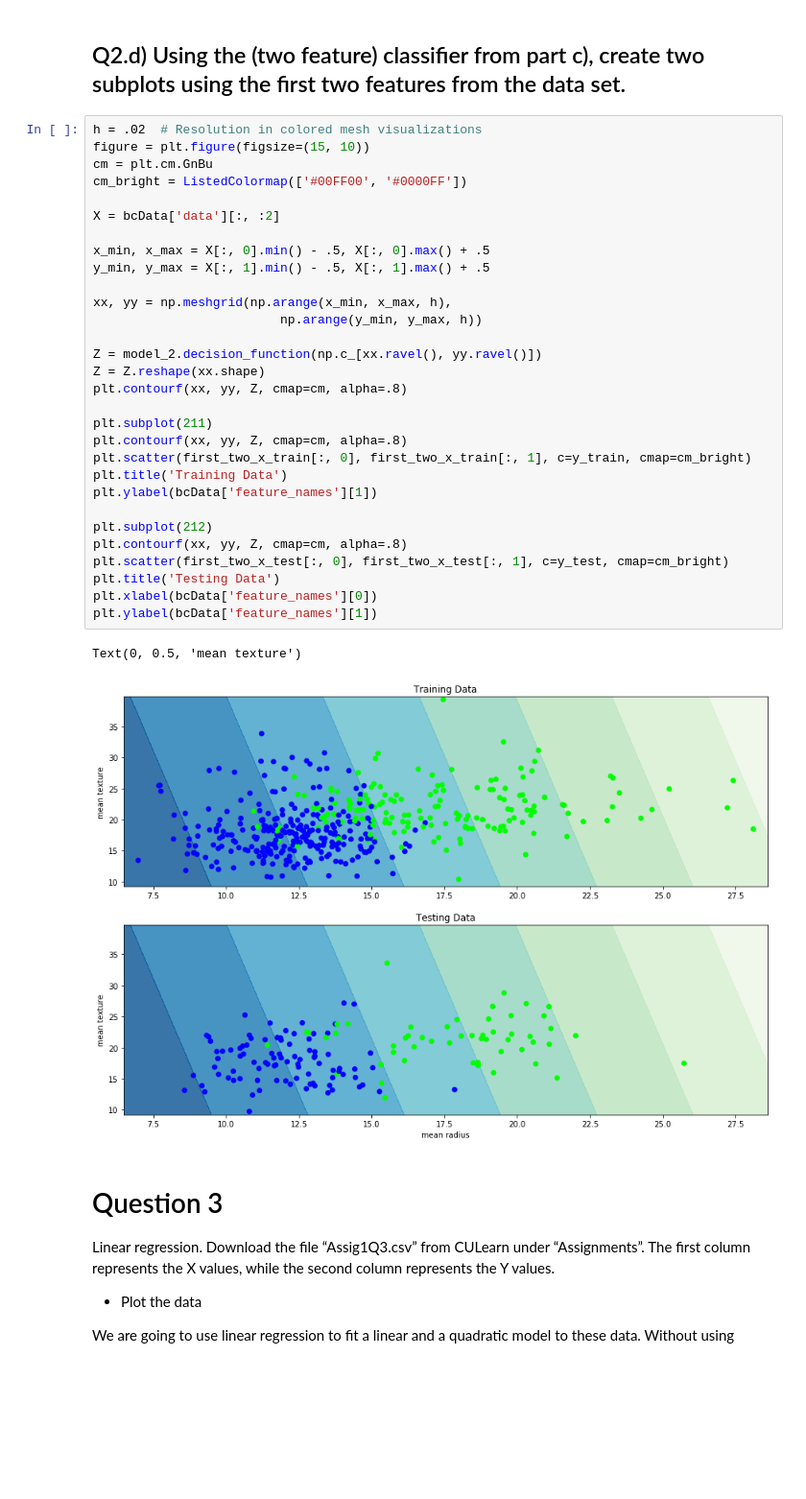
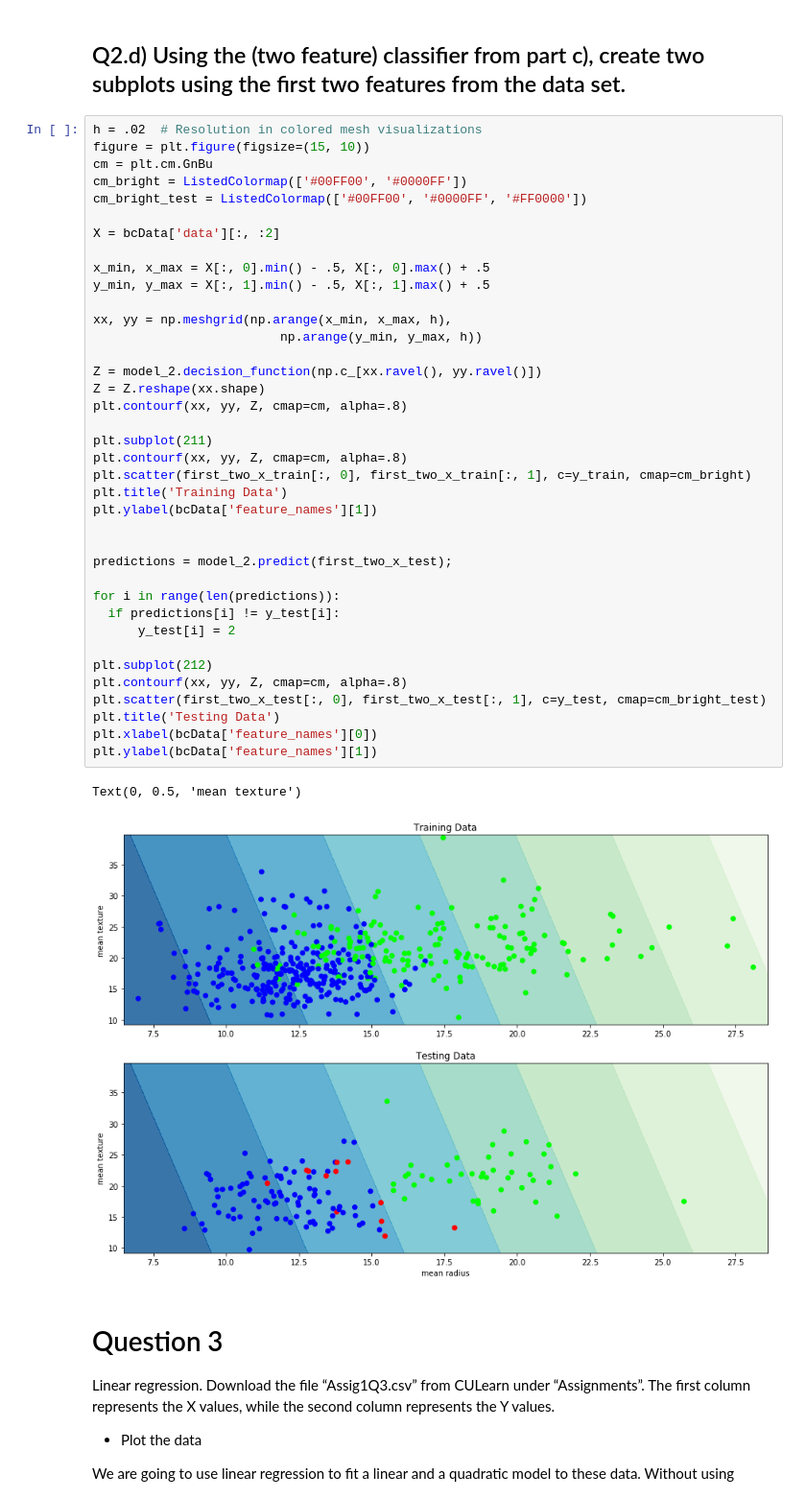
Before and after one commit to mRileyMacK/SYSC4906, a Jupyter notebook: SYSC4906_Assig1.ipynb, the cells around one changed output. Shown at 96% size. Cells and saved outputs as stored; diff of their text form; blank space fills up the shorter version.

```diff
--- a/SYSC4906_Assig1.ipynb
+++ b/SYSC4906_Assig1.ipynb
@@ -98,35 +98,43 @@ The classifier accuracy was impacted. Using only the first 2 vectors is less acc
 h = .02  # Resolution in colored mesh visualizations
 figure = plt.figure(figsize=(15, 10))
 cm = plt.cm.GnBu
 cm_bright = ListedColormap(['#00FF00', '#0000FF'])
+cm_bright_test = ListedColormap(['#00FF00', '#0000FF', '#FF0000'])
 
 X = bcData['data'][:, :2]
 
 x_min, x_max = X[:, 0].min() - .5, X[:, 0].max() + .5
 y_min, y_max = X[:, 1].min() - .5, X[:, 1].max() + .5
 
 xx, yy = np.meshgrid(np.arange(x_min, x_max, h),
                          np.arange(y_min, y_max, h))
 
 Z = model_2.decision_function(np.c_[xx.ravel(), yy.ravel()])
 Z = Z.reshape(xx.shape)
 plt.contourf(xx, yy, Z, cmap=cm, alpha=.8)
 
 plt.subplot(211)
 plt.contourf(xx, yy, Z, cmap=cm, alpha=.8)
 plt.scatter(first_two_x_train[:, 0], first_two_x_train[:, 1], c=y_train, cmap=cm_bright)
 plt.title('Training Data')
 plt.ylabel(bcData['feature_names'][1])
 
+
+predictions = model_2.predict(first_two_x_test);
+
+for i in range(len(predictions)):
+  if predictions[i] != y_test[i]:
+      y_test[i] = 2
+
 plt.subplot(212)
 plt.contourf(xx, yy, Z, cmap=cm, alpha=.8)
-plt.scatter(first_two_x_test[:, 0], first_two_x_test[:, 1], c=y_test, cmap=cm_bright)
+plt.scatter(first_two_x_test[:, 0], first_two_x_test[:, 1], c=y_test, cmap=cm_bright_test)
 plt.title('Testing Data')
 plt.xlabel(bcData['feature_names'][0])
 plt.ylabel(bcData['feature_names'][1])
 # %% [output]
 Text(0, 0.5, 'mean texture')
-[figure, old version]
+[figure, new version]
 # %% [markdown]
 # Question 3
 
```
Also changed, not shown: parts of 5 cells of this notebook.
